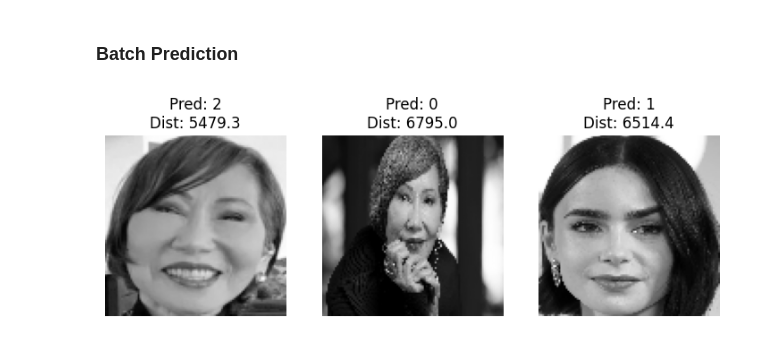
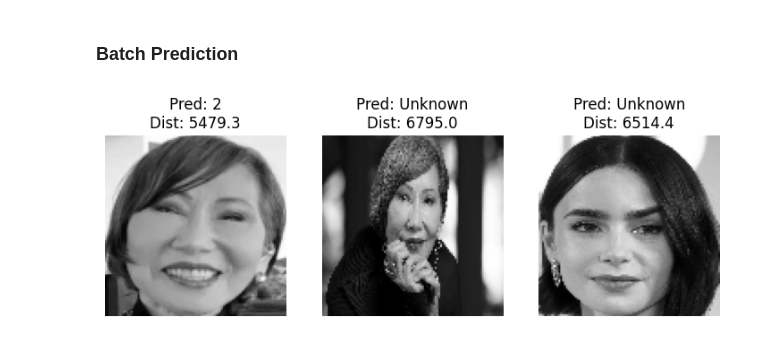
Before and after one commit to ReinerJasin/face_recognition_eigenfaces, a Jupyter notebook: project/face_recognition.ipynb, the cells around one changed output. Saved outputs shown, nothing was run; the diff lists cells and outputs as text; code cells hidden in the pictures.

```diff
--- a/project/face_recognition.ipynb
+++ b/project/face_recognition.ipynb
@@ -556,18 +509,17 @@ predict_face_with_centroids(
 ### Batch Prediction
 # %%
 test_image_list = ['amy_new.jpg', 'amy_tan_full_image.jpg', 'curly_bob.jpg']
-
-from utils.utils import predict_batch_label_display
 
 predict_batch_label_display(
     test_image_list,
     mean_faces,
     eigenfaces,
     class_centroids,
     TARGET_WIDTH,
     TARGET_HEIGHT,
+    threshold=6000,
 )
 # %% [output]
-[figure, old version]
+[figure, new version]
 # %%
 test_image_list = ['amy_new.jpg', 'amy_tan_full_image.jpg', 'curly_bob.jpg', 'curly_bob_zoomed.jpg']
```
Also changed, not shown: parts of 5 cells of this notebook, 1 other file.
